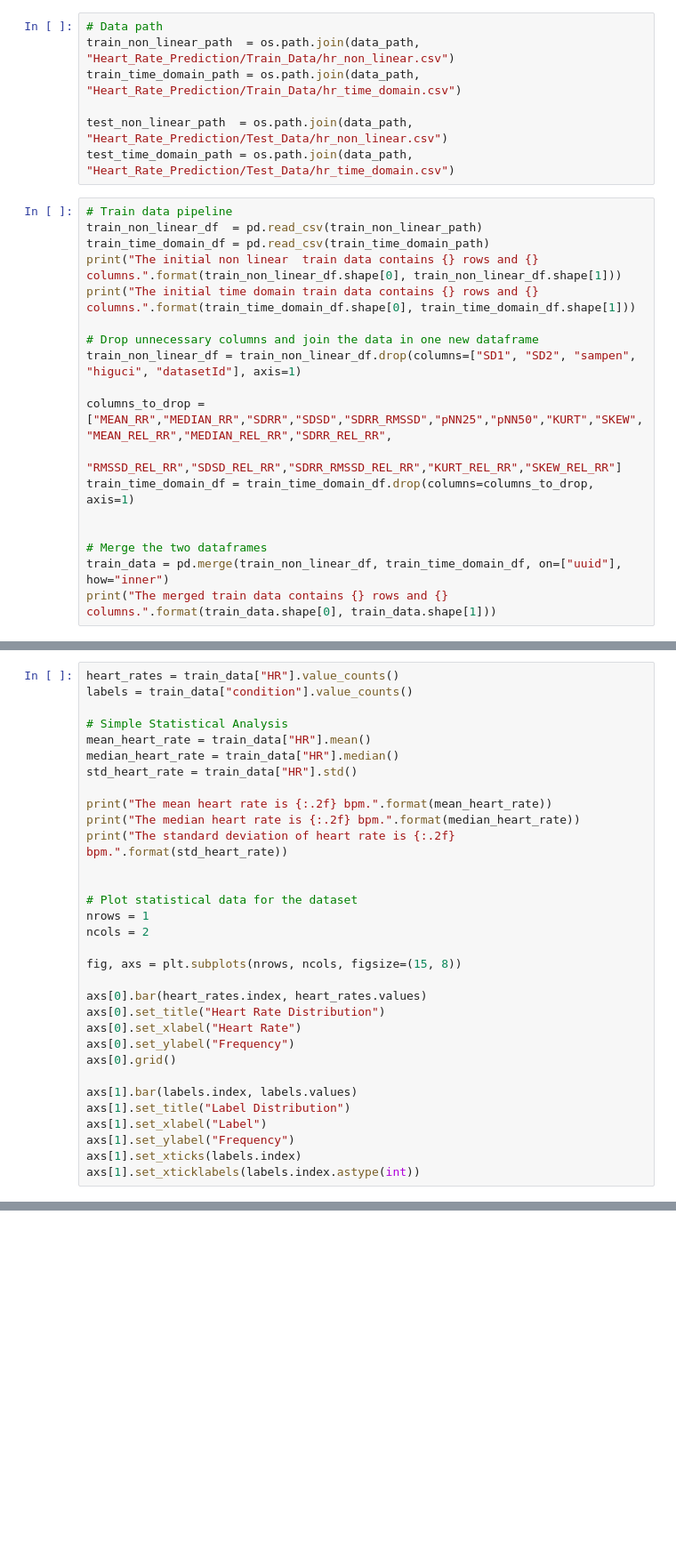
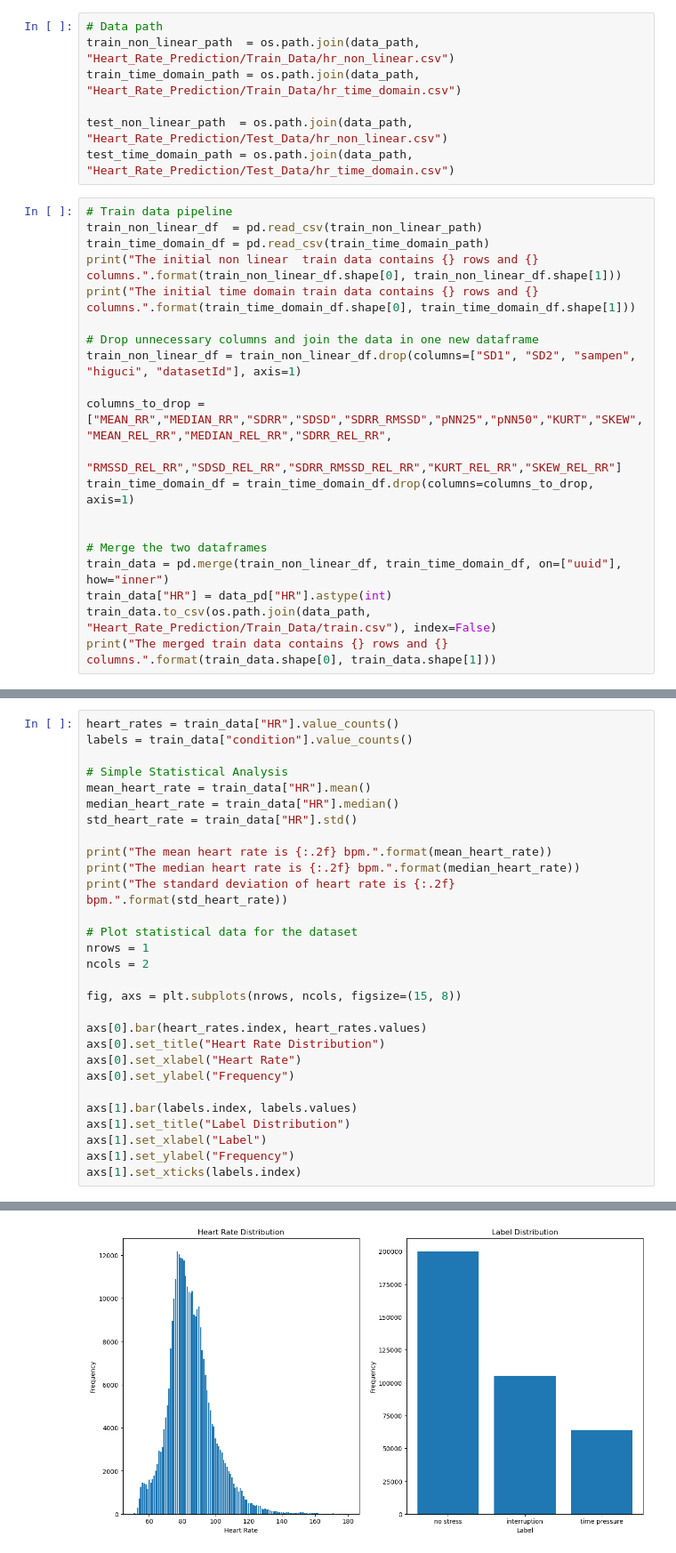
Before and after one commit to StamatisOrfanos/Stress_Detection, a Jupyter notebook: preprocessing.ipynb, the cells around one changed output, grey strips where cells are left out. Shown at 89% size. Drawn from its saved outputs; the diff is of its cells as text; blank space fills up the shorter version.

```diff
--- a/preprocessing.ipynb
+++ b/preprocessing.ipynb
@@ -238,5 +251,7 @@ train_time_domain_df = train_time_domain_df.drop(columns=columns_to_drop, axis=1
 
 # Merge the two dataframes
 train_data = pd.merge(train_non_linear_df, train_time_domain_df, on=["uuid"], how="inner")
+train_data["HR"] = data_pd["HR"].astype(int)
+train_data.to_csv(os.path.join(data_path, "Heart_Rate_Prediction/Train_Data/train.csv"), index=False)
 print("The merged train data contains {} rows and {} columns.".format(train_data.shape[0], train_data.shape[1]))
 # %% [output]
@@ -261,7 +271,6 @@ print("The mean heart rate is {:.2f} bpm.".format(mean_heart_rate))
 print("The median heart rate is {:.2f} bpm.".format(median_heart_rate))
 print("The standard deviation of heart rate is {:.2f} bpm.".format(std_heart_rate))
 
-
 # Plot statistical data for the dataset
 nrows = 1
 ncols = 2
@@ -272,12 +281,10 @@ axs[0].bar(heart_rates.index, heart_rates.values)
 axs[0].set_title("Heart Rate Distribution")
 axs[0].set_xlabel("Heart Rate")
 axs[0].set_ylabel("Frequency")
-axs[0].grid()
 
 axs[1].bar(labels.index, labels.values)
 axs[1].set_title("Label Distribution")
 axs[1].set_xlabel("Label")
 axs[1].set_ylabel("Frequency")
 axs[1].set_xticks(labels.index)
-axs[1].set_xticklabels(labels.index.astype(int))
 # %% [output]
@@ -287,0 +297 @@ KeyboardInterrupt:
+[figure, added]
```
Also changed, not shown: parts of 11 cells of this notebook.
